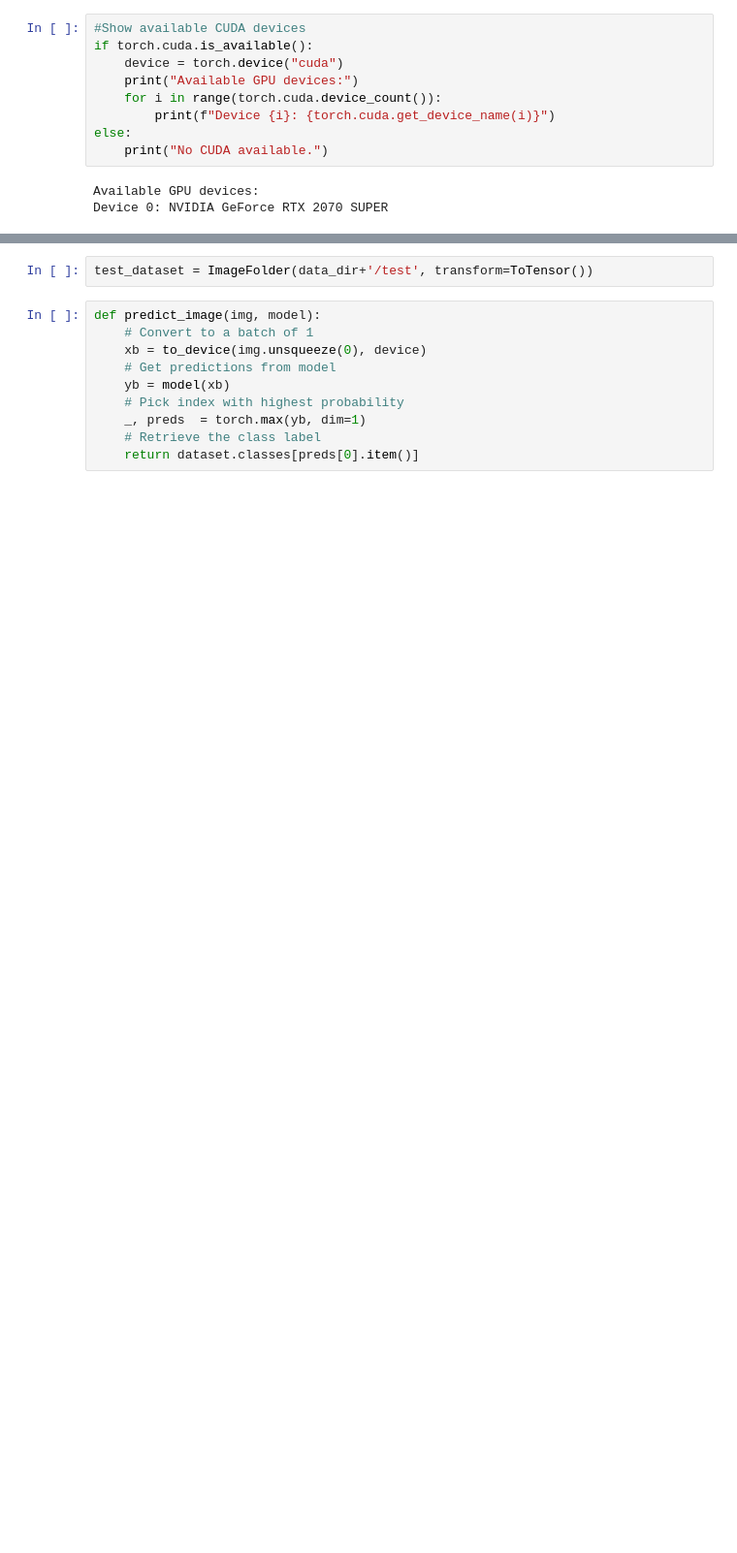
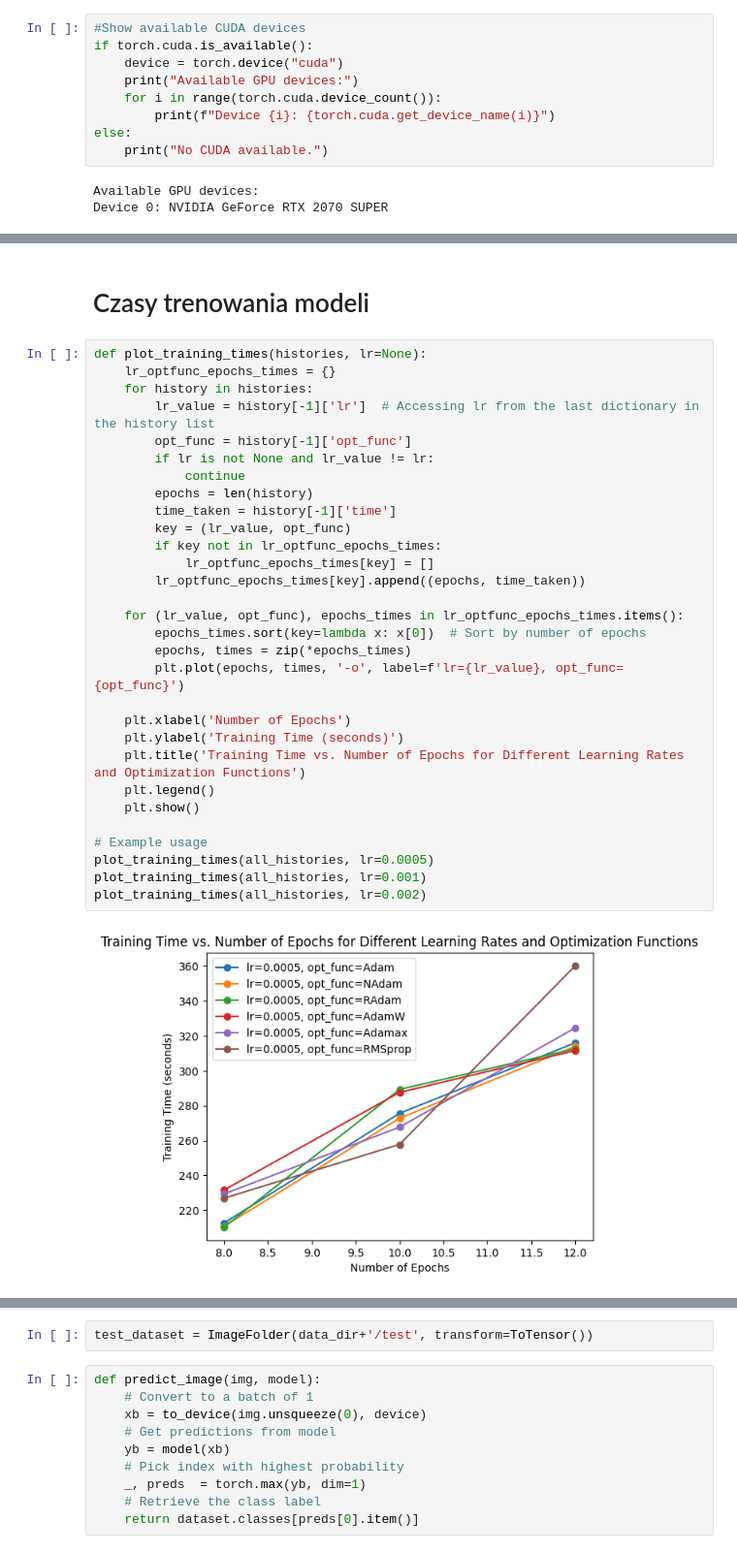
Before and after one commit to flexer89/pytorch-cnn, a Jupyter notebook: pytorch-cnn-2.ipynb, the cells around one changed output, grey strips where cells are left out. Shown at 97% size. Drawn from its saved outputs; the diff is of its cells as text; blank space fills up the shorter version.

```diff
--- a/pytorch-cnn-2.ipynb
+++ b/pytorch-cnn-2.ipynb
@@ -351,0 +489,34 @@ plot_losses(history)
+# %% [markdown]
+# Czasy trenowania modeli
+# %%
+def plot_training_times(histories, lr=None):
+    lr_optfunc_epochs_times = {}
+    for history in histories:
+        lr_value = history[-1]['lr']  # Accessing lr from the last dictionary in the history list
+        opt_func = history[-1]['opt_func']
+        if lr is not None and lr_value != lr:
+            continue
+        epochs = len(history)
+        time_taken = history[-1]['time']
+        key = (lr_value, opt_func)
+        if key not in lr_optfunc_epochs_times:
+            lr_optfunc_epochs_times[key] = []
+        lr_optfunc_epochs_times[key].append((epochs, time_taken))
+
+    for (lr_value, opt_func), epochs_times in lr_optfunc_epochs_times.items():
+        epochs_times.sort(key=lambda x: x[0])  # Sort by number of epochs
+        epochs, times = zip(*epochs_times)
+        plt.plot(epochs, times, '-o', label=f'lr={lr_value}, opt_func={opt_func}')
+
+    plt.xlabel('Number of Epochs')
+    plt.ylabel('Training Time (seconds)')
+    plt.title('Training Time vs. Number of Epochs for Different Learning Rates and Optimization Functions')
+    plt.legend()
+    plt.show()
+
+# Example usage
+plot_training_times(all_histories, lr=0.0005)
+plot_training_times(all_histories, lr=0.001)
+plot_training_times(all_histories, lr=0.002)
+# %% [output]
+[figure, added]
```
Also changed, not shown: parts of 34 cells of this notebook, 57 other files.
